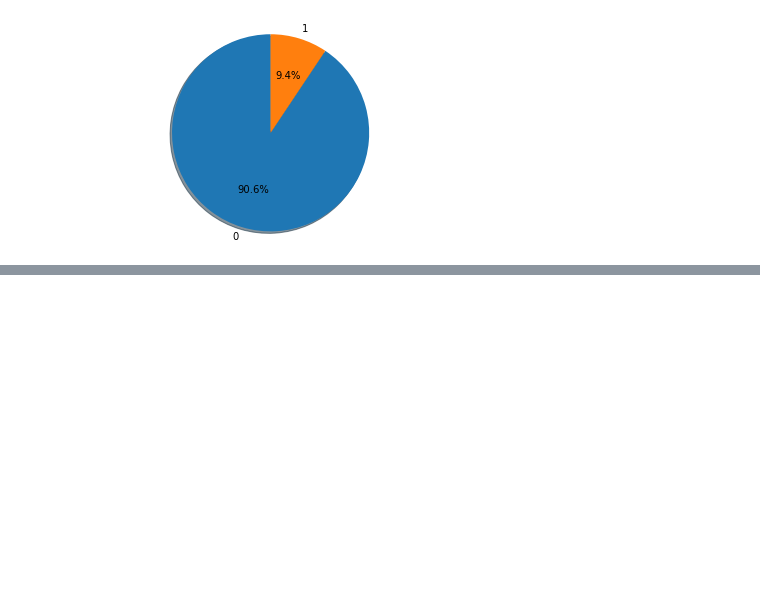
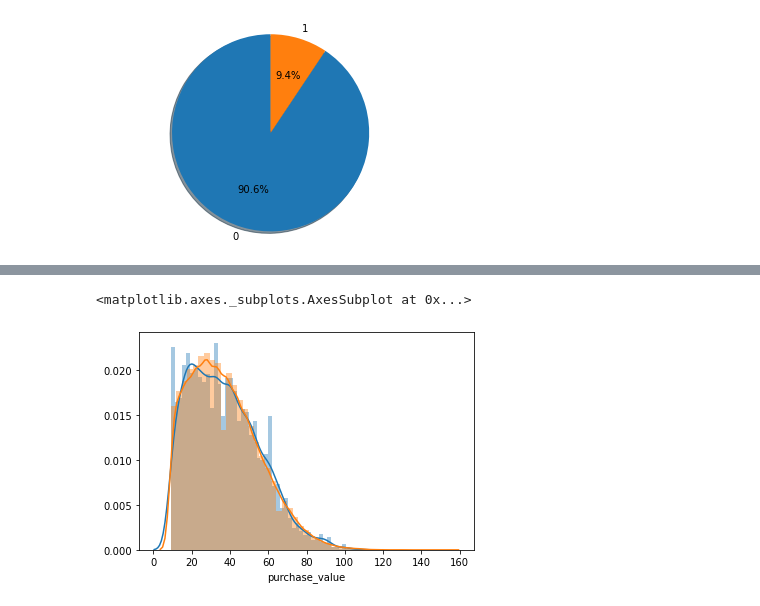
Before and after one commit to saxenaprerit/Fraudulent_transactions_detection, a Jupyter notebook: Fraudulent_Transactions.ipynb, the cells around one changed output, grey strips where cells are left out. Cells and saved outputs as stored; diff of their text form; code cells hidden in the pictures; blank space fills up the shorter version.

```diff
--- a/Fraudulent_Transactions.ipynb
+++ b/Fraudulent_Transactions.ipynb
@@ -109,0 +118,8 @@ Name: signup_time, dtype: datetime64[ns]
+# %%
+# Lets look at purchase value now
+
+sb.distplot(df[df['is_fraud']==1]['purchase_value'],bins=50)
+sb.distplot(df[df['is_fraud']==0]['purchase_value'],bins=50)
+# %% [output]
+<matplotlib.axes._subplots.AxesSubplot at 0x...>
+[figure, added]
```
Also changed, not shown: parts of 7 cells of this notebook.
